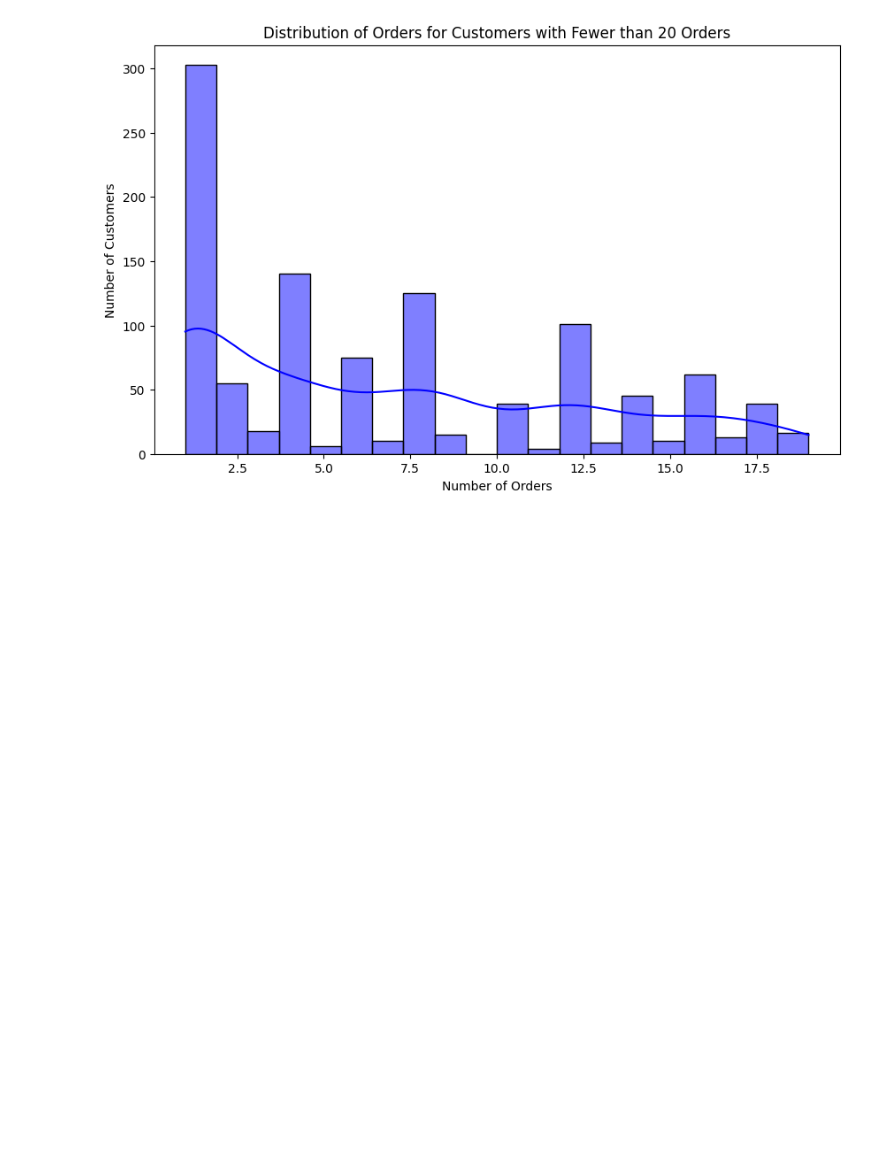
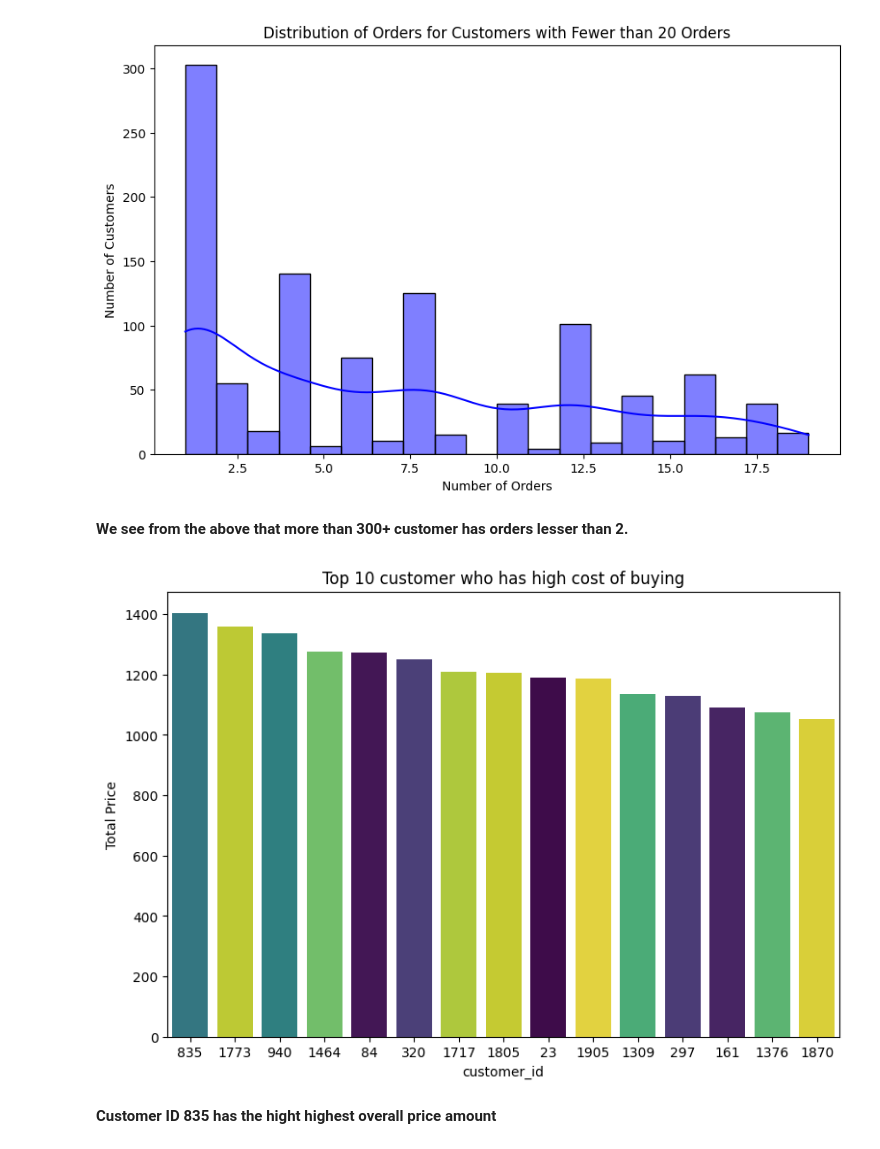
Before and after one commit to Ranjith-DS/DS_Final_Project_01, a Jupyter notebook: Notebook/EDA01.ipynb, the cells around one changed output. Drawn from its saved outputs; the diff is of its cells as text; code cells hidden in the pictures; blank space fills up the shorter version.

```diff
--- a/Notebook/EDA01.ipynb
+++ b/Notebook/EDA01.ipynb
@@ -814,3 +894,20 @@ plt.title('Distribution of Orders for Customers with Fewer than 20 Orders')
 plt.show()
 # %% [output]
 [figure]
+# %% [markdown]
+**We see from the above that more than 300+ customer has orders lesser than 2.**
+# %%
+# Top 10 customers with high buying price
+
+top_10_buying = churn_data.groupby('customer_id')['price'].agg('sum').sort_values(ascending=False).head(15)
+
+plt.figure(figsize=(9,6))
+sns.barplot(x=top_10_buying.index.astype(str),y=top_10_buying.values,hue=top_10_buying.index,palette='viridis',legend=False)
+plt.title("Top 10 customer who has high cost of buying")
+plt.xlabel("customer_id")
+plt.ylabel("Total Price")
+plt.show()
+# %% [output]
+[figure, added]
+# %% [markdown]
+**Customer ID 835 has the hight highest overall price amount**
```
Also changed, not shown: parts of 30 cells of this notebook.
